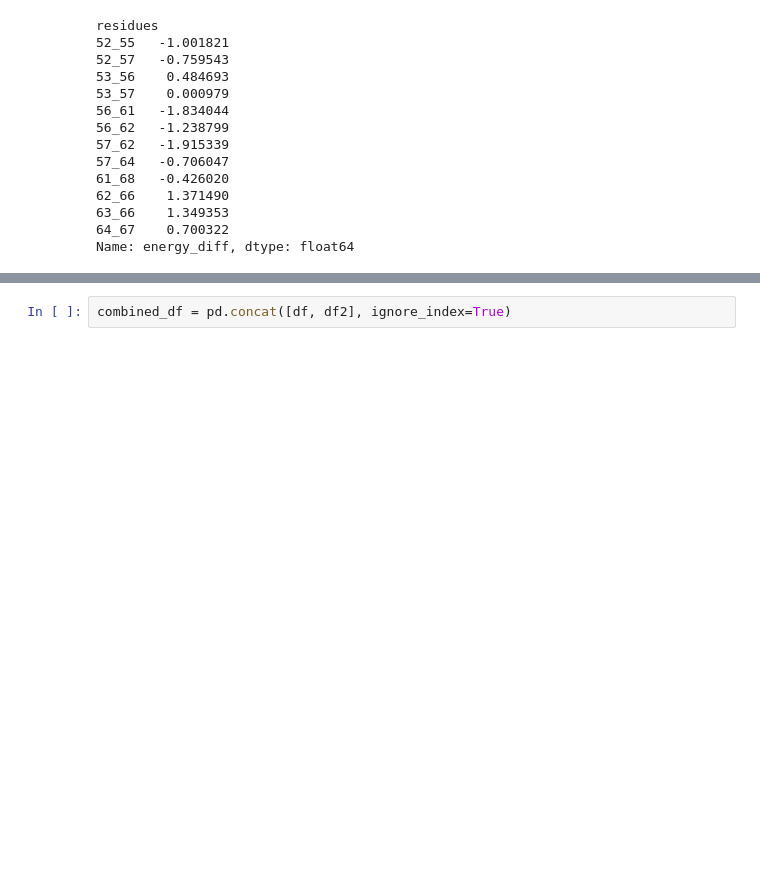
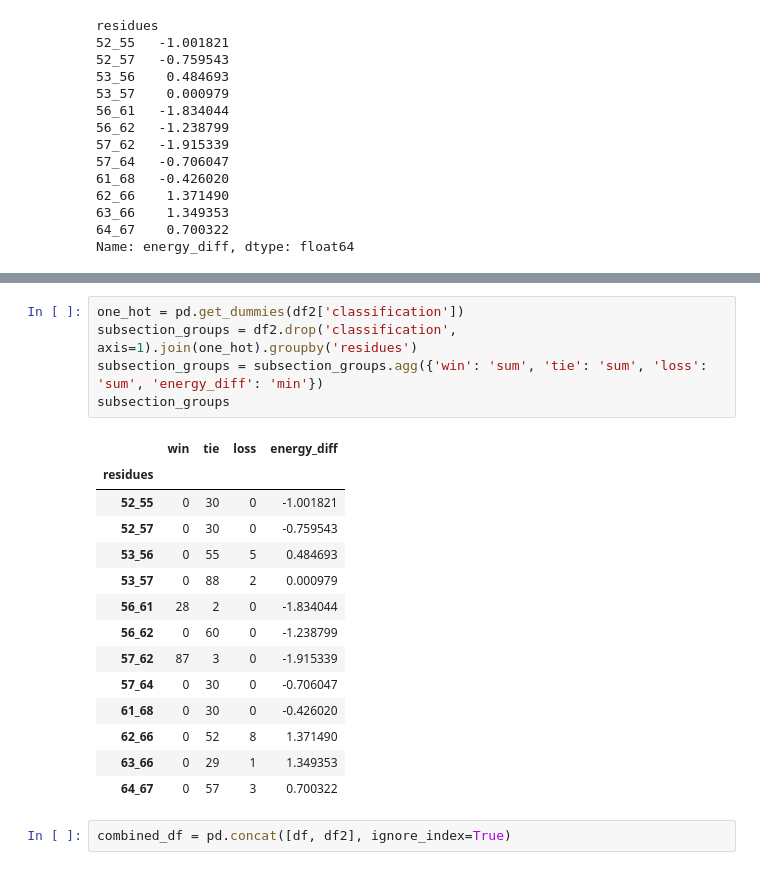
Before and after one commit to sebi-stewart/qml-protein-folding, a Jupyter notebook: phase2/eval.ipynb, the cells around one changed output, grey strips where cells are left out. Cells and saved outputs as stored; diff of their text form; blank space fills up the shorter version.

```diff
--- a/phase2/eval.ipynb
+++ b/phase2/eval.ipynb
@@ -190,2 +197,22 @@ plt.show()
+# %%
+one_hot = pd.get_dummies(df2['classification'])
+subsection_groups = df2.drop('classification', axis=1).join(one_hot).groupby('residues')
+subsection_groups = subsection_groups.agg({'win': 'sum', 'tie': 'sum', 'loss': 'sum', 'energy_diff': 'min'})
+subsection_groups
+# %% [output]
+|  | win | tie | loss | energy_diff |
+| residues |  |  |  |  |
+| 52_55 | 0 | 30 | 0 | -1.001821 |
+| 52_57 | 0 | 30 | 0 | -0.759543 |
+| 53_56 | 0 | 55 | 5 | 0.484693 |
+| 53_57 | 0 | 88 | 2 | 0.000979 |
+| 56_61 | 28 | 2 | 0 | -1.834044 |
+| 56_62 | 0 | 60 | 0 | -1.238799 |
+| 57_62 | 87 | 3 | 0 | -1.915339 |
+| 57_64 | 0 | 30 | 0 | -0.706047 |
+| 61_68 | 0 | 30 | 0 | -0.426020 |
+| 62_66 | 0 | 52 | 8 | 1.371490 |
+| 63_66 | 0 | 29 | 1 | 1.349353 |
+| 64_67 | 0 | 57 | 3 | 0.700322 |
 # %%
 combined_df = pd.concat([df, df2], ignore_index=True)
```
Also changed, not shown: parts of 6 cells of this notebook, 6 other files.
